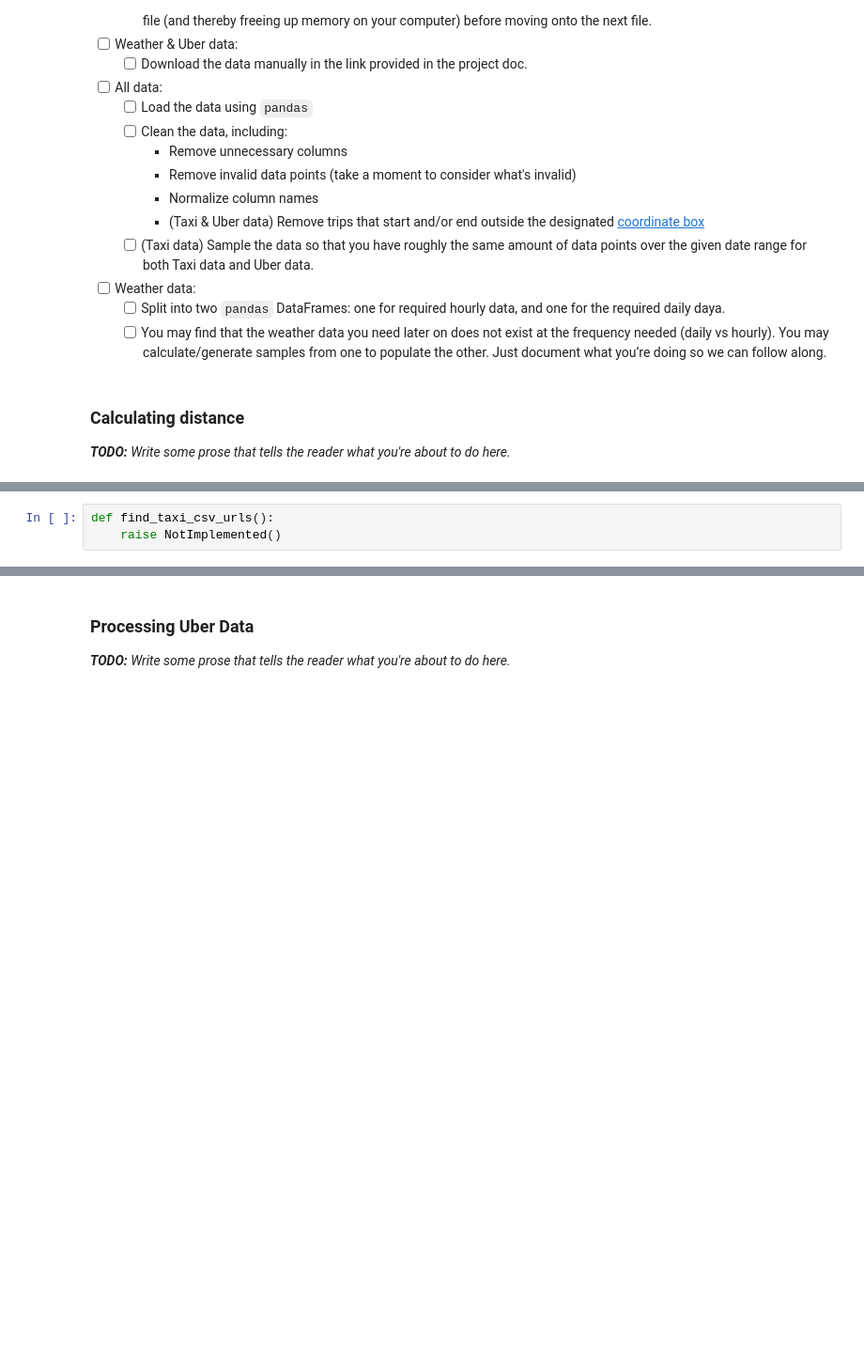
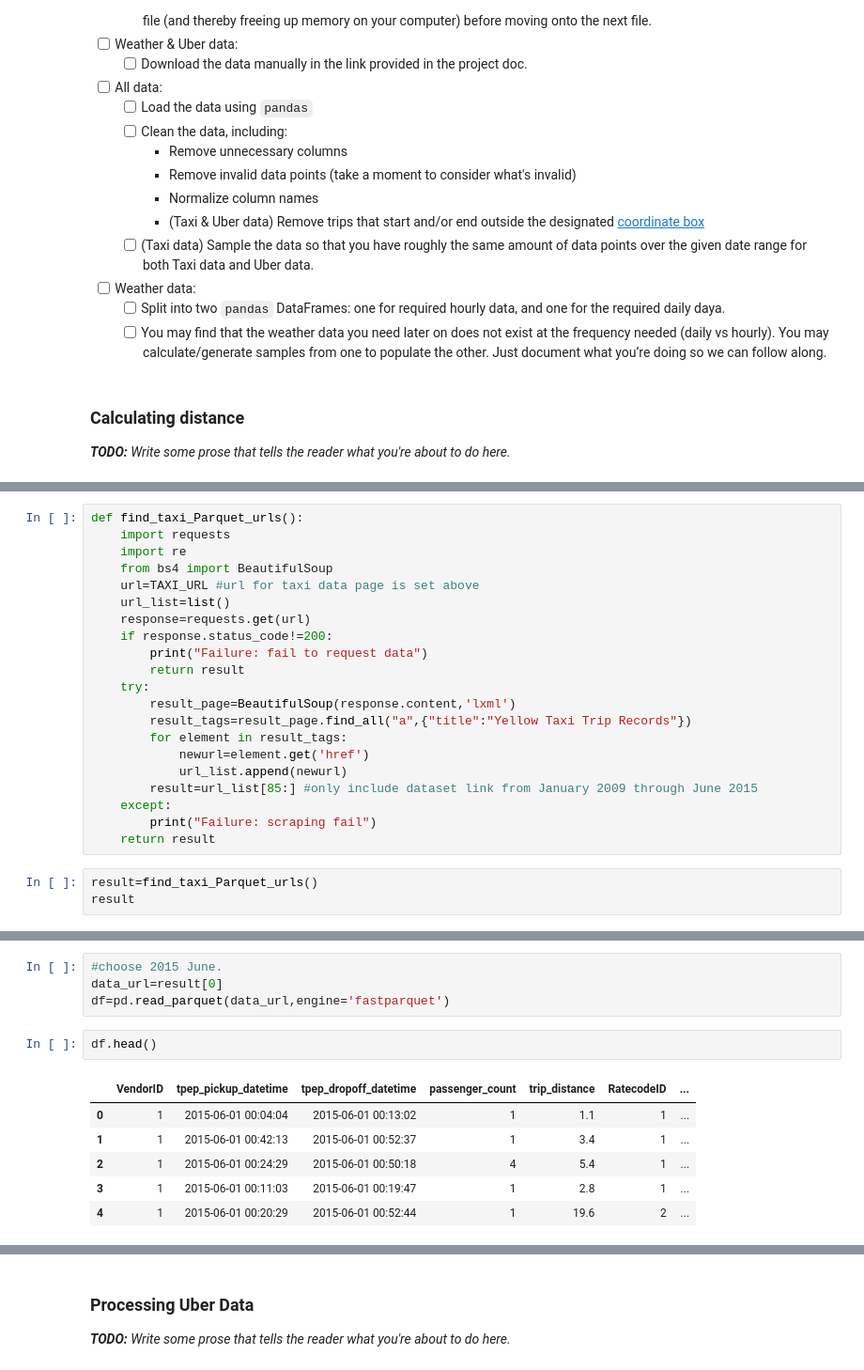
Before and after one commit to maoyiangela/4501group_project, a Jupyter notebook: Project Scaffolding-2.ipynb, the cells around one changed output, grey strips where cells are left out. Shown at 94% size. Saved outputs shown, nothing was run; the diff lists cells and outputs as text; blank space fills up the shorter version.

Commit message:
part1 and data

```diff
--- a/Project Scaffolding-2.ipynb
+++ b/Project Scaffolding-2.ipynb
@@ -122,3 +107,24 @@ _**TODO:** Write some prose that tells the reader what you're about to do here._
 # %%
-def find_taxi_csv_urls():
-    raise NotImplemented()
+def find_taxi_Parquet_urls():
+    import requests
+    import re
+    from bs4 import BeautifulSoup
+    url=TAXI_URL #url for taxi data page is set above
+    url_list=list()
+    response=requests.get(url)
+    if response.status_code!=200:
+        print("Failure: fail to request data")
+        return result
+    try:
+        result_page=BeautifulSoup(response.content,'lxml')
+        result_tags=result_page.find_all("a",{"title":"Yellow Taxi Trip Records"})
+        for element in result_tags:
+            newurl=element.get('href')
+            url_list.append(newurl)
+        result=url_list[85:] #only include dataset link from January 2009 through June 2015
+    except:
+        print("Failure: scraping fail")
+    return result
+# %%
+result=find_taxi_Parquet_urls()
+result
@@ -124,0 +173,13 @@ def find_taxi_csv_urls():
+# %%
+#choose 2015 June.
+data_url=result[0]
+df=pd.read_parquet(data_url,engine='fastparquet')
+# %%
+df.head()
+# %% [output]
+|  | VendorID | tpep_pickup_datetime | tpep_dropoff_datetime | passenger_count | trip_distance | RatecodeID | ... |
+| 0 | 1 | 2015-06-01 00:04:04 | 2015-06-01 00:13:02 | 1 | 1.1 | 1 | ... |
+| 1 | 1 | 2015-06-01 00:42:13 | 2015-06-01 00:52:37 | 1 | 3.4 | 1 | ... |
+| 2 | 1 | 2015-06-01 00:24:29 | 2015-06-01 00:50:18 | 4 | 5.4 | 1 | ... |
+| 3 | 1 | 2015-06-01 00:11:03 | 2015-06-01 00:19:47 | 1 | 2.8 | 1 | ... |
+| 4 | 1 | 2015-06-01 00:20:29 | 2015-06-01 00:52:44 | 1 | 19.6 | 2 | ... |
```
Also changed, not shown: parts of 12 cells of this notebook, 1 other file.
